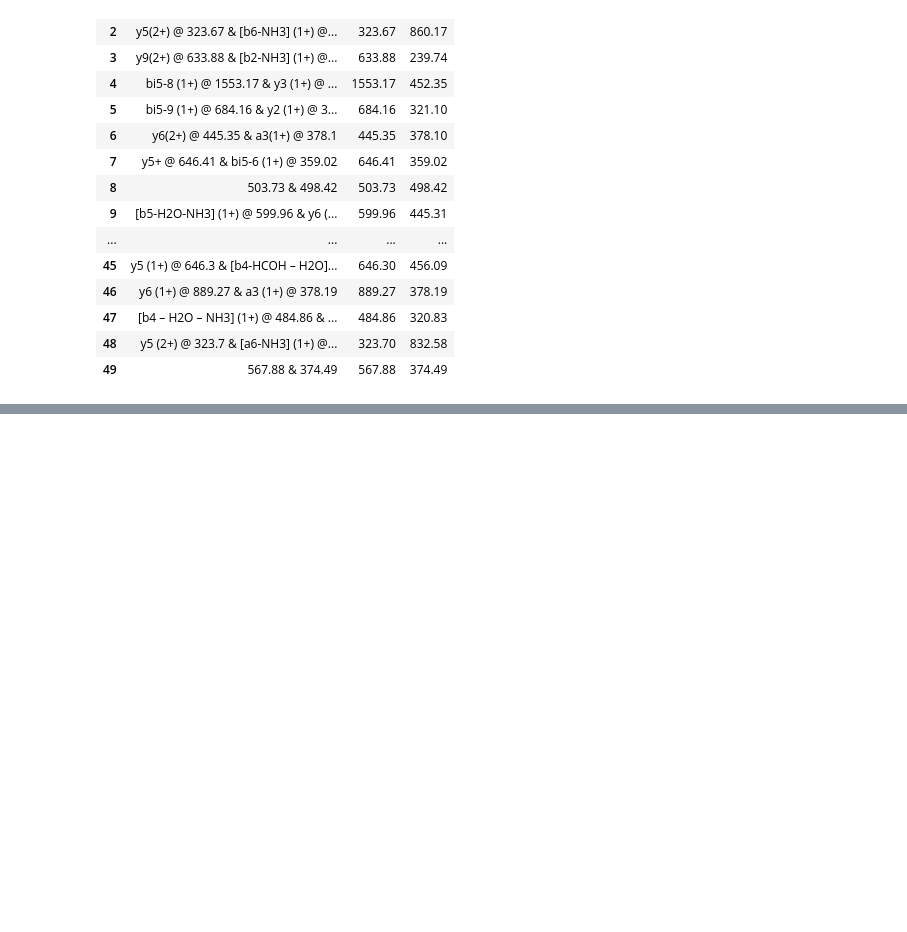
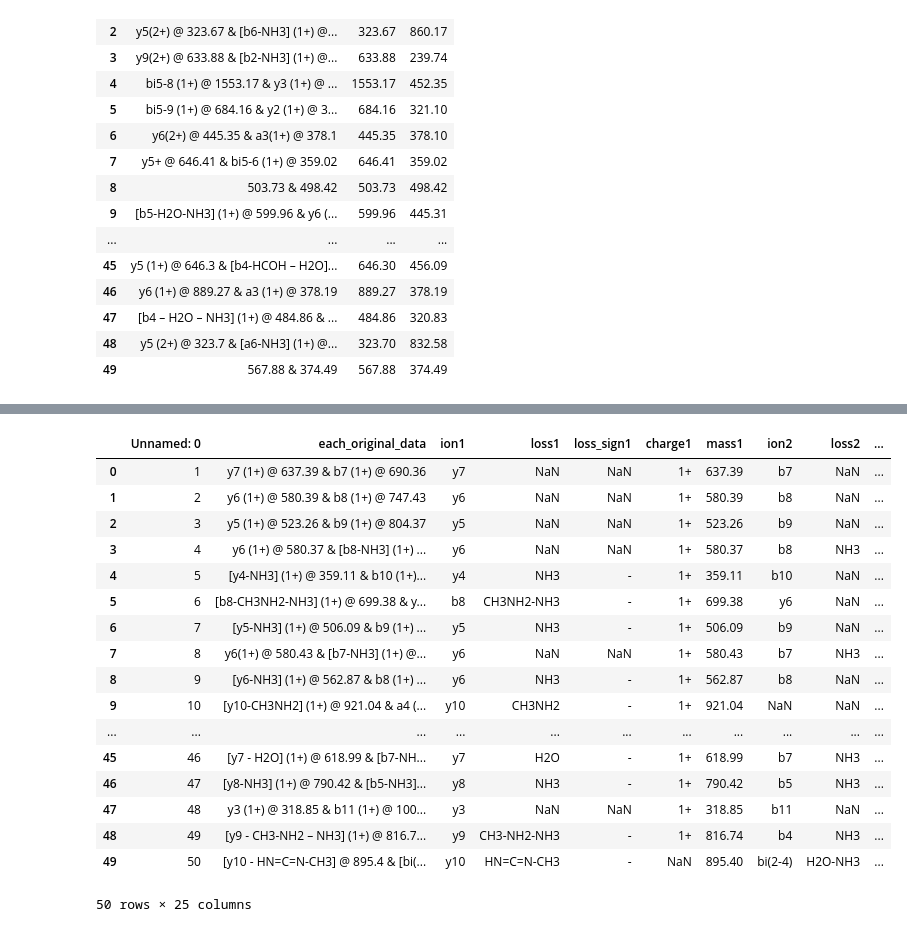
Before and after one commit to Kevinxsn/2D_spec_dict, a Jupyter notebook: notebook.ipynb, the cells around one changed output, grey strips where cells are left out. Cells and saved outputs as stored; diff of their text form; code cells hidden in the pictures; blank space fills up the shorter version.

```diff
--- a/notebook.ipynb
+++ b/notebook.ipynb
@@ -547,0 +552,6 @@ df_result.shape
+# %%
+import pandas as pd
+df = pd.read_csv('data/data_table/data_sheet1.csv')
+# %%
+df['loss1'] = df['loss1'].str.replace(' ', '', regex=False)
+df['loss2'] = df['loss2'].str.replace(' ', '', regex=False)
@@ -547,0 +601,21 @@ df_result.shape
+# %%
+df
+# %% [output]
+|  | Unnamed: 0 | each_original_data | ion1 | loss1 | loss_sign1 | charge1 | mass1 | ion2 | loss2 | ... |
+| 0 | 1 | y7 (1+) @ 637.39 & b7 (1+) @ 690.36 | y7 | NaN | NaN | 1+ | 637.39 | b7 | NaN | ... |
+| 1 | 2 | y6 (1+) @ 580.39 & b8 (1+) @ 747.43 | y6 | NaN | NaN | 1+ | 580.39 | b8 | NaN | ... |
+| 2 | 3 | y5 (1+) @ 523.26 & b9 (1+) @ 804.37 | y5 | NaN | NaN | 1+ | 523.26 | b9 | NaN | ... |
+| 3 | 4 | y6 (1+) @ 580.37 & [b8-NH3] (1+) ... | y6 | NaN | NaN | 1+ | 580.37 | b8 | NH3 | ... |
+| 4 | 5 | [y4-NH3] (1+) @ 359.11 & b10 (1+)... | y4 | NH3 | - | 1+ | 359.11 | b10 | NaN | ... |
+| 5 | 6 | [b8-CH3NH2-NH3] (1+) @ 699.38 & y... | b8 | CH3NH2-NH3 | - | 1+ | 699.38 | y6 | NaN | ... |
+| 6 | 7 | [y5-NH3] (1+) @ 506.09 & b9 (1+) ... | y5 | NH3 | - | 1+ | 506.09 | b9 | NaN | ... |
+| 7 | 8 | y6(1+) @ 580.43 & [b7-NH3] (1+) @... | y6 | NaN | NaN | 1+ | 580.43 | b7 | NH3 | ... |
+| 8 | 9 | [y6-NH3] (1+) @ 562.87 & b8 (1+) ... | y6 | NH3 | - | 1+ | 562.87 | b8 | NaN | ... |
+| 9 | 10 | [y10-CH3NH2] (1+) @ 921.04 & a4 (... | y10 | CH3NH2 | - | 1+ | 921.04 | NaN | NaN | ... |
+| ... | ... | ... | ... | ... | ... | ... | ... | ... | ... | ... |
+| 45 | 46 | [y7 - H2O] (1+) @ 618.99 & [b7-NH... | y7 | H2O | - | 1+ | 618.99 | b7 | NH3 | ... |
+| 46 | 47 | [y8-NH3] (1+) @ 790.42 & [b5-NH3]... | y8 | NH3 | - | 1+ | 790.42 | b5 | NH3 | ... |
+| 47 | 48 | y3 (1+) @ 318.85 & b11 (1+) @ 100... | y3 | NaN | NaN | 1+ | 318.85 | b11 | NaN | ... |
+| 48 | 49 | [y9 - CH3-NH2 – NH3] (1+) @ 816.7... | y9 | CH3-NH2-NH3 | - | 1+ | 816.74 | b4 | NH3 | ... |
+| 49 | 50 | [y10 - HN=C=N-CH3] @ 895.4 & [bi(... | y10 | HN=C=N-CH3 | - | NaN | 895.40 | bi(2-4) | H2O-NH3 | ... |
+50 rows × 25 columns
```
Also changed, not shown: parts of 5 cells of this notebook, 2 other files.
